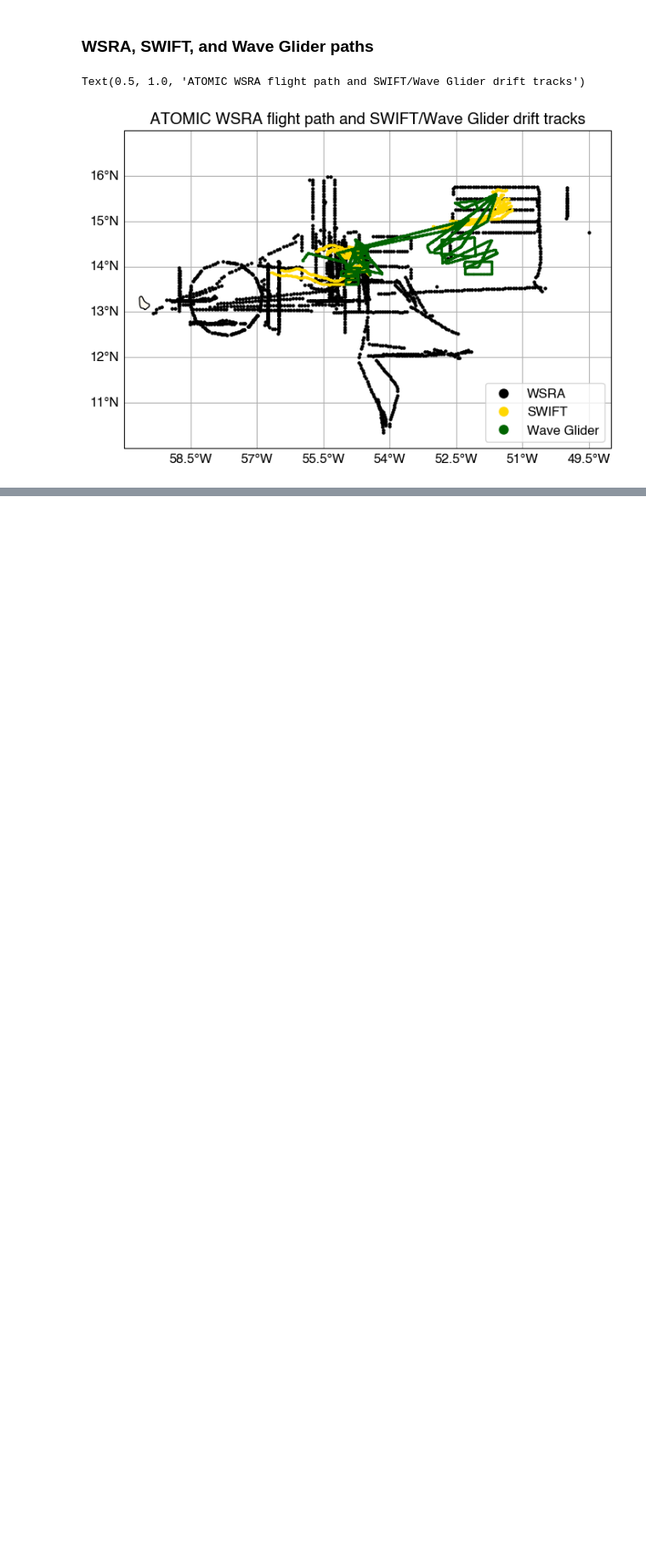
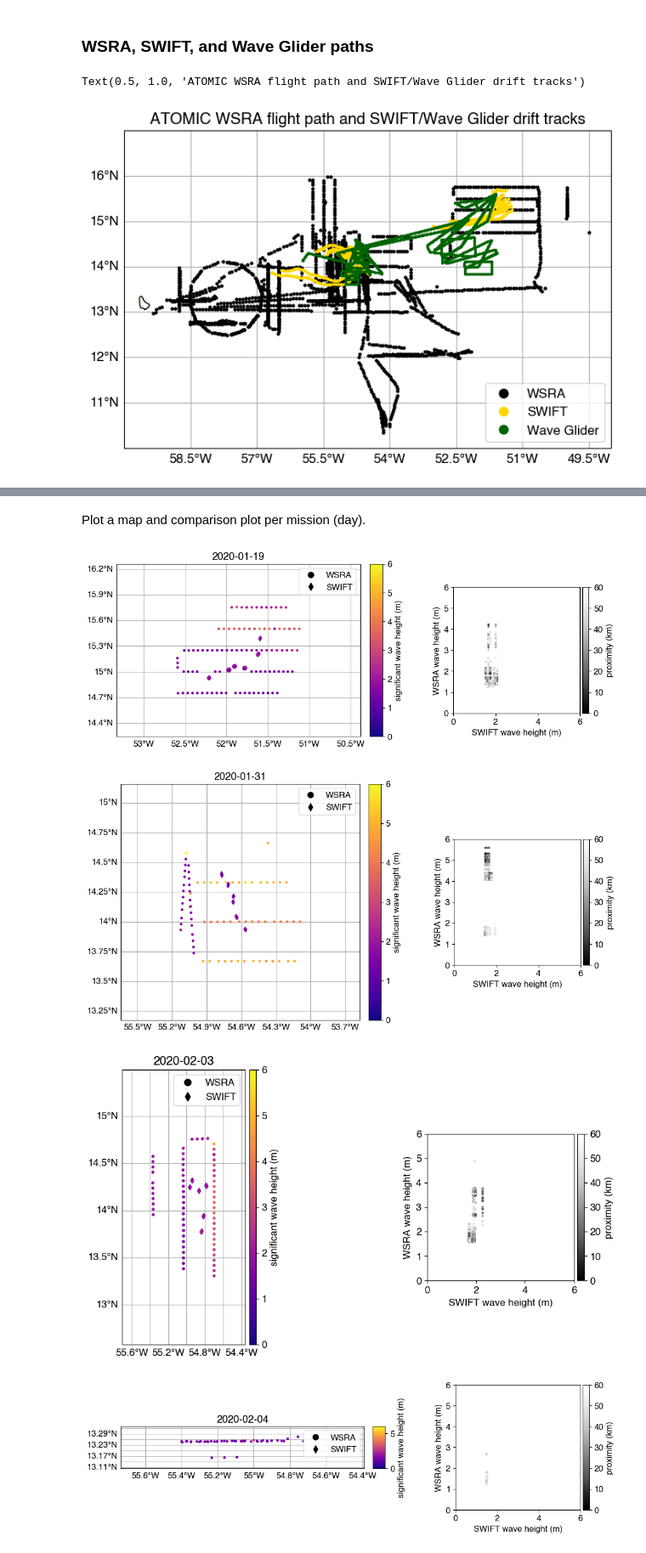
Before and after one commit to jacobrdavis/atomic-wsra-waves, a Jupyter notebook: compare.ipynb, the cells around one changed output, grey strips where cells are left out. Shown at 85% size. Drawn from its saved outputs; the diff is of its cells as text; code cells hidden in the pictures; blank space fills up the shorter version.

```diff
--- a/compare.ipynb
+++ b/compare.ipynb
@@ -252,8 +308,12 @@ def create_figure():
+# %% [markdown]
+Plot a map and comparison plot per mission (day).
 # %%
 wsra_var='sea_surface_wave_significant_height'
 swift_var='sea_surface_wave_significant_height'
-cmap=mpl.cm.plasma
-norm=mpl.colors.Normalize(vmin=0, vmax=6)
+cmap_1=mpl.cm.plasma
+norm_1=mpl.colors.Normalize(vmin=0, vmax=6)
+cmap_2=mpl.cm.Greys_r  # Oranges_r
+norm_2=mpl.colors.Normalize(vmin=0, vmax=60)
 
 PROJECTION = cartopy.crs.PlateCarree()
 IMAGE_RESOLUTION = 300
@@ -261,8 +321,8 @@ SWIFT_SCATTER_KWARGS = dict(
     s=20,
     marker='d',
     label='SWIFT',
-    cmap=cmap,
-    norm=norm,
+    cmap=cmap_1,
+    norm=norm_1,
 )
 WSRA_PLOT_KWARGS = dict(
     legend=True,
@@ -270,45 +330,62 @@ WSRA_PLOT_KWARGS = dict(
     markersize=30,
     label='WSRA',
     plot_best_track=False,
-    cmap=cmap,
-    norm=norm,
+    cmap=cmap_1,
+    norm=norm_1,
     legend_kwds={
         "orientation": "vertical",
         "location": "right",
     }
+)
+COMPARISON_SCATTER_KWARGS = dict(
+    s=5,
+    cmap=cmap_2,
+    norm=norm_2,
 )
 
 mission_dates = np.unique(atomic_wsra['day'].dropna(dim='time'))
 
 for date in mission_dates:
 
     unique_wsra_indices = np.unique(np.concatenate(matches_df.loc[date]['wsra_indices'].to_numpy()))
 
     if unique_wsra_indices.size > 0:
 
-        hs_fig, hs_ax1, hs_ax2, hs_cax = create_figure()
+        fig, ax_1, ax_2, cax_1, cax_2 = create_figure()
 
-        wsra_in_mission = atomic_wsra.where(atomic_wsra['day'] == date, drop=True)
+        wsra_in_mission = atomic_wsra.where(atomic_wsra['day'] == date) #, drop=True)
         wsra_matches_unique = wsra_in_mission.isel(time=unique_wsra_indices)
         wsra_matches_unique.wsra.chart.ocean_color = 'white' # 'whitesmoke'
         wsra_matches_unique.wsra.chart.land_color = 'floralwhite'  # white, whitesmoke
         wsra_matches_unique.wsra.chart.buffer_percent=0.5
-        plot_wsra(hs_ax1, hs_cax, wsra_matches_unique, wsra_var, **WSRA_PLOT_KWARGS)
+        plot_wsra(ax_1, cax_1, wsra_matches_unique, wsra_var, **WSRA_PLOT_KWARGS)
 
         for swift_id in atomic_swifts.keys():
             swift_in_mission = atomic_swifts[swift_id].where(atomic_swifts[swift_id]['day'] == date)
 
             wsra_indices = matches_df.loc[date].loc[swift_id]['wsra_indices']
             swift_indices = matches_df.loc[date].loc[swift_id]['swift_indices']
             wsra_matches = wsra_in_mission.isel(time=wsra_indices)
             swift_matches = swift_in_mission.isel(time=swift_indices)
             swift_matches_unique = swift_in_mission.isel(time=np.unique(swift_indices))
-            plot_swift(hs_ax1, swift_matches_unique, swift_var, **SWIFT_SCATTER_KWARGS)
-            comparison_plot(hs_ax2, wsra_matches, swift_matches,
+            plot_swift(ax_1, swift_matches_unique, swift_var, **SWIFT_SCATTER_KWARGS)
+            comparison_plot(ax_2, cax_2, wsra_matches, swift_matches,
                             matches_df.loc[date].loc[swift_id]['distance'],
-                            wsra_var, swift_var,  s=5)
+                            wsra_var, swift_var,  **COMPARISON_SCATTER_KWARGS)
 
-        hs_cax.set_ylabel('significant wave height (m)')
-        hs_ax2.set_aspect('equal')
-        hs_ax2.set_ylim([0, 6])
-        hs_ax2.set_xlim([0, 6])
+        ax_1.set_title(pd.Timestamp(date).strftime('%Y-%m-%d'))
+        ax_1.legend(handles=create_legend_elements())
+
+        cax_1.set_ylabel('significant wave height (m)')
+        cax_2.set_ylabel('proximity (km)')
+
+        ax_2.set_ylabel('WSRA wave height (m)')
+        ax_2.set_xlabel('SWIFT wave height (m)')
+        ax_2.set_aspect('equal')
+        ax_2.set_ylim([0, 6])
+        ax_2.set_xlim([0, 6])
+# %% [output]
+[figure, added]
+[figure, added]
+[figure, added]
+[figure, added]
```
Also changed, not shown: parts of 13 cells of this notebook, 1 other file.
